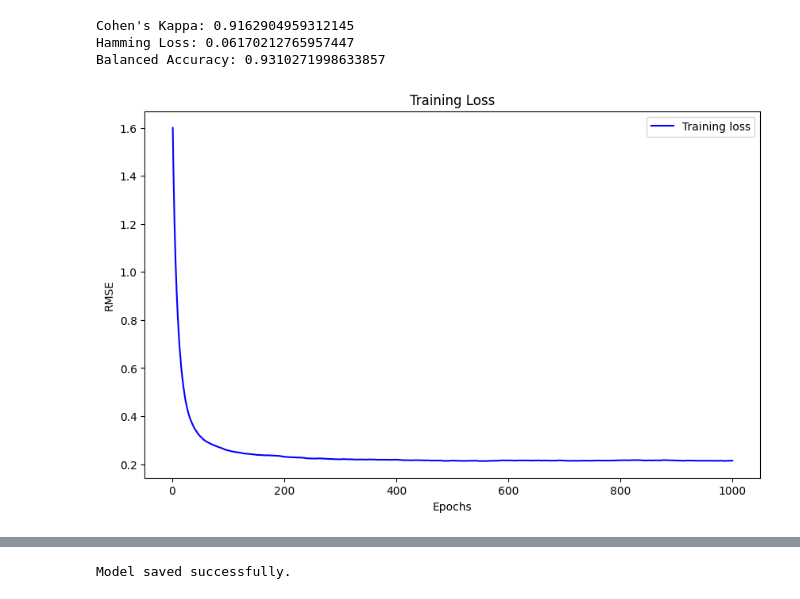
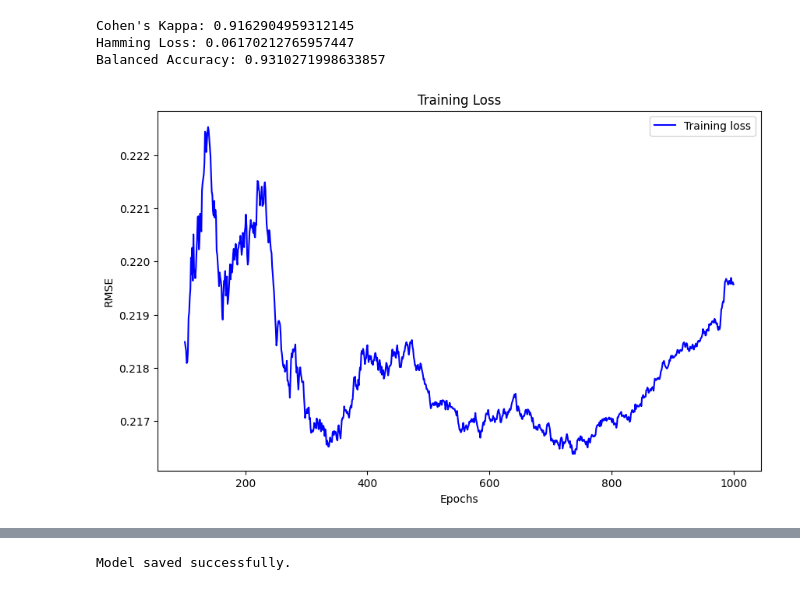
Before and after one commit to Kreunt/catch-o-ware, a Jupyter notebook: catch-o-ware-XGBoost.ipynb, the cells around one changed output, grey strips where cells are left out. Saved outputs shown, nothing was run; the diff lists cells and outputs as text; code cells hidden in the pictures.

```diff
--- a/catch-o-ware-XGBoost.ipynb
+++ b/catch-o-ware-XGBoost.ipynb
@@ -325,19 +336,18 @@ Balanced Accuracy: 0.9310271998633857
 # %%
 import matplotlib.pyplot as plt
 
 # Extract the training and validation loss from the evals_result
-train_loss = xgb_clf.evals_result()['validation_0']['mlogloss']
+train_loss = xgb_clf.evals_result()['validation_0']['mlogloss'][100:]
 
 # Create a range of epochs
-epochs = range(1, len(train_loss) + 1)
-
+epochs = range(101, len(train_loss) + 101)
 # Plot the training and validation loss
 plt.figure(figsize=(10, 6))
 plt.plot(epochs, train_loss, 'b', label='Training loss')
 plt.title('Training Loss')
 plt.xlabel('Epochs')
 plt.ylabel('RMSE')
 plt.legend()
 plt.show()
 # %% [output]
-[figure, old version]
+[figure, new version]
```
Also changed, not shown: parts of 5 cells of this notebook, 1 other file.
